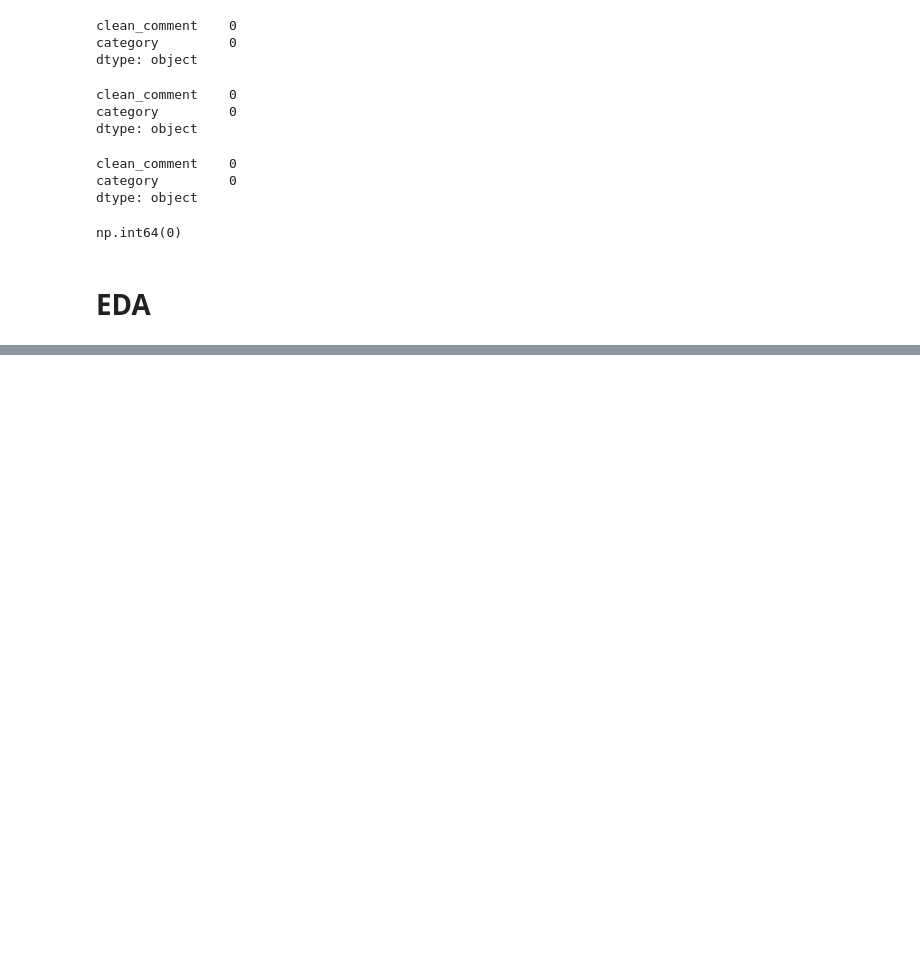
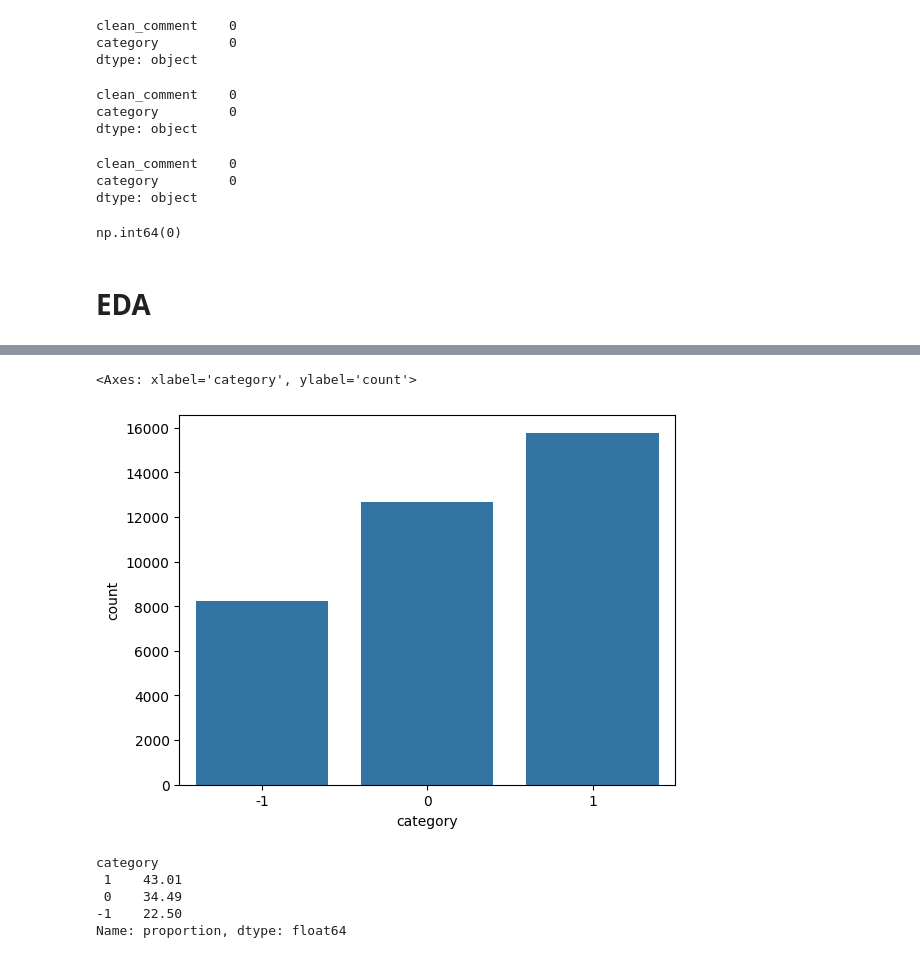
Before and after one commit to mohitrohda/YT_Comment_Sentimental_Analysis-ongoing-, a Jupyter notebook: YT_sentimental_analysis.ipynb, the cells around one changed output, grey strips where cells are left out. Saved outputs shown, nothing was run; the diff lists cells and outputs as text; code cells hidden in the pictures; blank space fills up the shorter version.

```diff
--- a/YT_sentimental_analysis.ipynb
+++ b/YT_sentimental_analysis.ipynb
@@ -132,0 +131,13 @@ ModuleNotFoundError: No module named 'seaborn'
+# %%
+sns.countplot(data=df, x="category")
+# %% [output]
+<Axes: xlabel='category', ylabel='count'>
+[figure, added]
+# %%
+df['category'].value_counts(normalize=True).mul(100).round(2)
+# %% [output]
+category
+ 1    43.01
+ 0    34.49
+-1    22.50
+Name: proportion, dtype: float64
```
Also changed, not shown: parts of 5 cells of this notebook.
